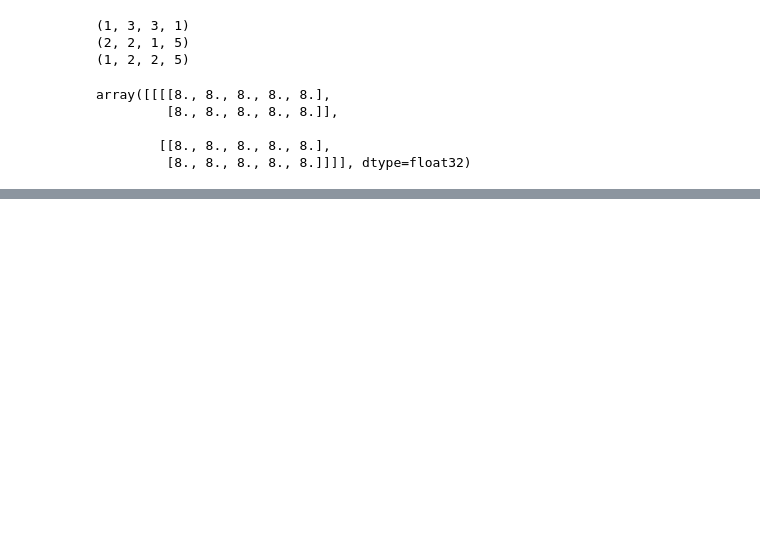
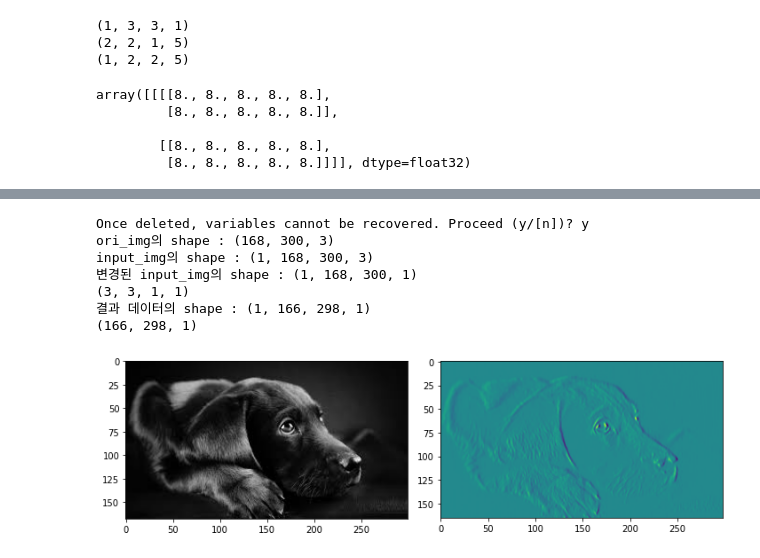
Before and after one commit to Gwang-chae/TIL, a Jupyter notebook: ML/CNN.ipynb, the cells around one changed output, grey strips where cells are left out. Drawn from its saved outputs; the diff is of its cells as text; code cells hidden in the pictures; blank space fills up the shorter version.

Commit message:
Pooling process in CNN

```diff
--- a/ML/CNN.ipynb
+++ b/ML/CNN.ipynb
@@ -38,0 +111,63 @@ array([[[[8., 8., 8., 8., 8.],
+# %%
+%reset
+
+import numpy as np
+import tensorflow as tf
+import matplotlib.pyplot as plt
+import matplotlib.image as img
+
+# sub plot 생성
+# 첫 plot에서는 원본, 두번째 plot에서는 convolution한 img
+
+fig = plt.figure(figsize=(10,10)) # 가로 10인치, 세로 10인치
+ax1 = fig.add_subplot(1,2,1) # (행, 열, 위치)
+ax2 = fig.add_subplot(1,2,2)
+
+ori_img = img.imread('./images/dog.jpg')
+ax1.imshow(ori_img)
+print('ori_img의 shape : {}'.format(ori_img.shape))
+
+# convolution 연산을 수행하기 위해서는 4차원 필요
+# 이미지(3차원) + 이런 이미지가 여러장 => 4차원
+# (이미지 개수, height, width, color) 형식으로 convolution 입력형태를 맞춤
+
+input_img = ori_img.reshape((1,) + ori_img.shape)
+print('input_img의 shape : {}'.format(input_img.shape))
+
+# 입력이미지의 color 수를 변경 -> channel을 1로 변경
+input_img = input_img[:,:,:,:1]
+print('변경된 input_img의 shape : {}'.format(input_img.shape))
+
+# filter : (filter height, filter weight, filter channel, filter 개수)
+# filter는 정방향
+# filter는 정방향 중에서 3x3을 많이 사용
+# (3,3,1,1)
+weight = np.array([[[[-1]],[[0]],[[1]]],
+                   [[[-1]],[[0]],[[1]]],
+                   [[[-1]],[[0]],[[1]]]])
+print(weight.shape)
+
+# 해당 이미지의 데이터 타입이 unit8이어서 conv2d()에 입력 불가
+# input_img type을 np.float32로 변환
+input_img = input_img.astype(np.float32)
+
+sess = tf.Session()
+conv2d = tf.nn.conv2d(input_img, weight, strides=[1,1,1,1], padding='VALID')
+result = sess.run(conv2d)
+print('결과 데이터의 shape : {}'.format(result.shape))
+
+t_img = result[0,:,:,:]
+print(t_img.shape)
+ax2.imshow(t_img)
+
+fig.tight_layout()
+plt.show()
+# %% [output]
+Once deleted, variables cannot be recovered. Proceed (y/[n])? y
+ori_img의 shape : (168, 300, 3)
+input_img의 shape : (1, 168, 300, 3)
+변경된 input_img의 shape : (1, 168, 300, 1)
+(3, 3, 1, 1)
+결과 데이터의 shape : (1, 166, 298, 1)
+(166, 298, 1)
+[figure, added]
```
Also changed, not shown: parts of 3 cells of this notebook.
